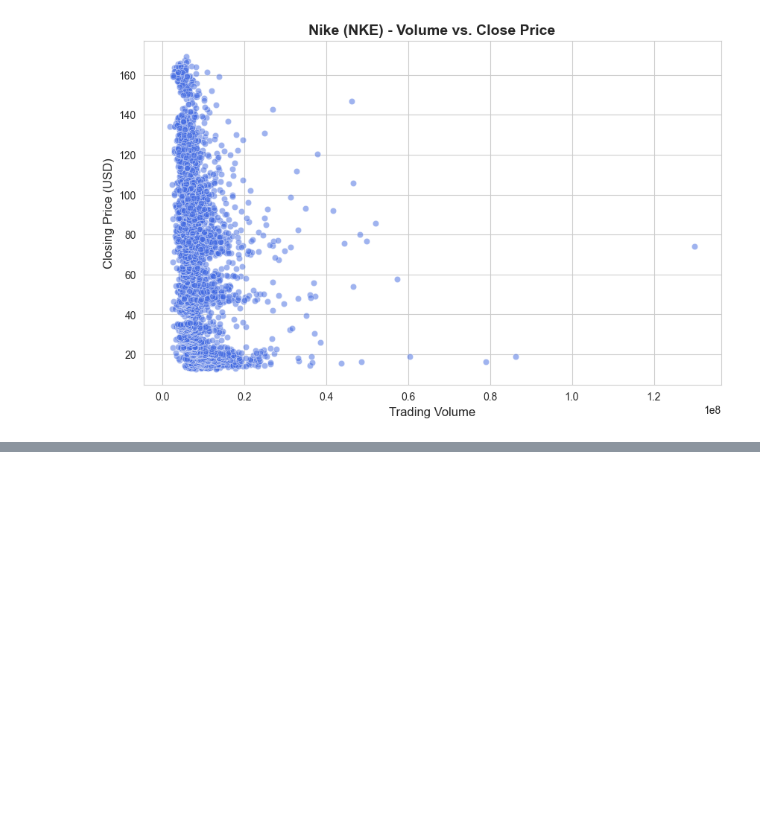
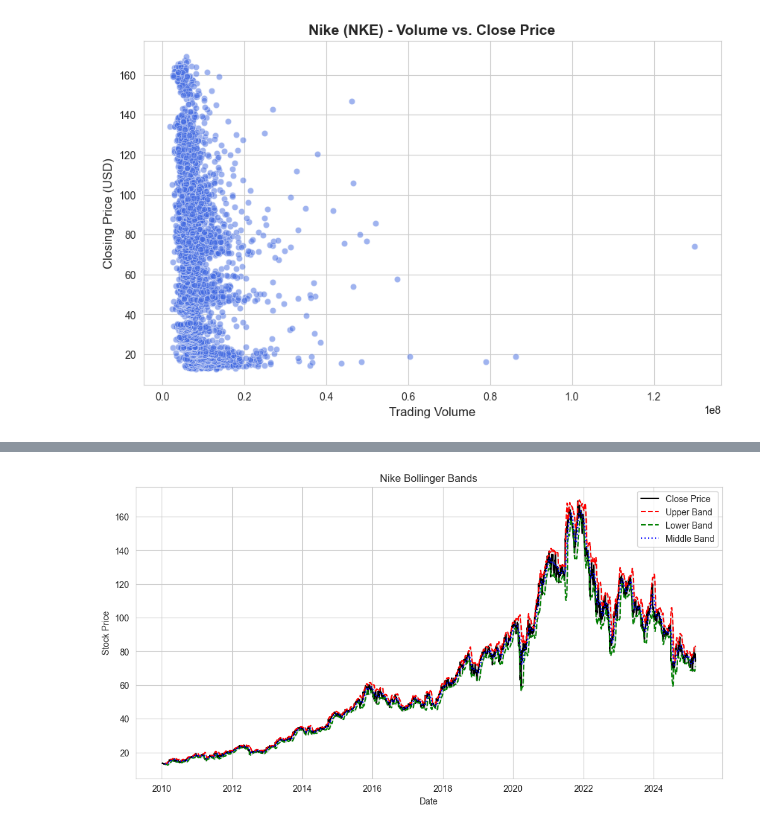
Before and after one commit to mfannin099/Stock_Analysis, a Jupyter notebook: nke_eda.ipynb, the cells around one changed output, grey strips where cells are left out. Saved outputs shown, nothing was run; the diff lists cells and outputs as text; code cells hidden in the pictures; blank space fills up the shorter version.

```diff
--- a/nke_eda.ipynb
+++ b/nke_eda.ipynb
@@ -223,0 +287,14 @@ Text(0.5, 1.0, 'Nike (NKE) - Volume vs. Close Price')
+# %%
+plt.figure(figsize=(12, 6))
+sns.lineplot(data=nke_df_filtered, x=nke_df_filtered.index, y='Close', label='Close Price', color='black')
+sns.lineplot(data=nke_df_filtered, x=nke_df_filtered.index, y='Bollinger_Upper', label='Upper Band', color='red', linestyle='dashed')
+sns.lineplot(data=nke_df_filtered, x=nke_df_filtered.index, y='Bollinger_Lower', label='Lower Band', color='green', linestyle='dashed')
+sns.lineplot(data=nke_df_filtered, x=nke_df_filtered.index, y='Bollinger_Middle', label='Middle Band', color='blue', linestyle='dotted')
+plt.fill_between(nke_df_filtered.index, nke_df_filtered['Bollinger_Lower'], nke_df_filtered['Bollinger_Upper'], color='gray', alpha=0.2)
+plt.title('Nike Bollinger Bands')
+plt.xlabel('Date')
+plt.ylabel('Stock Price')
+plt.legend()
+plt.show()
+# %% [output]
+[figure, added]
```
Also changed, not shown: parts of 6 cells of this notebook.
